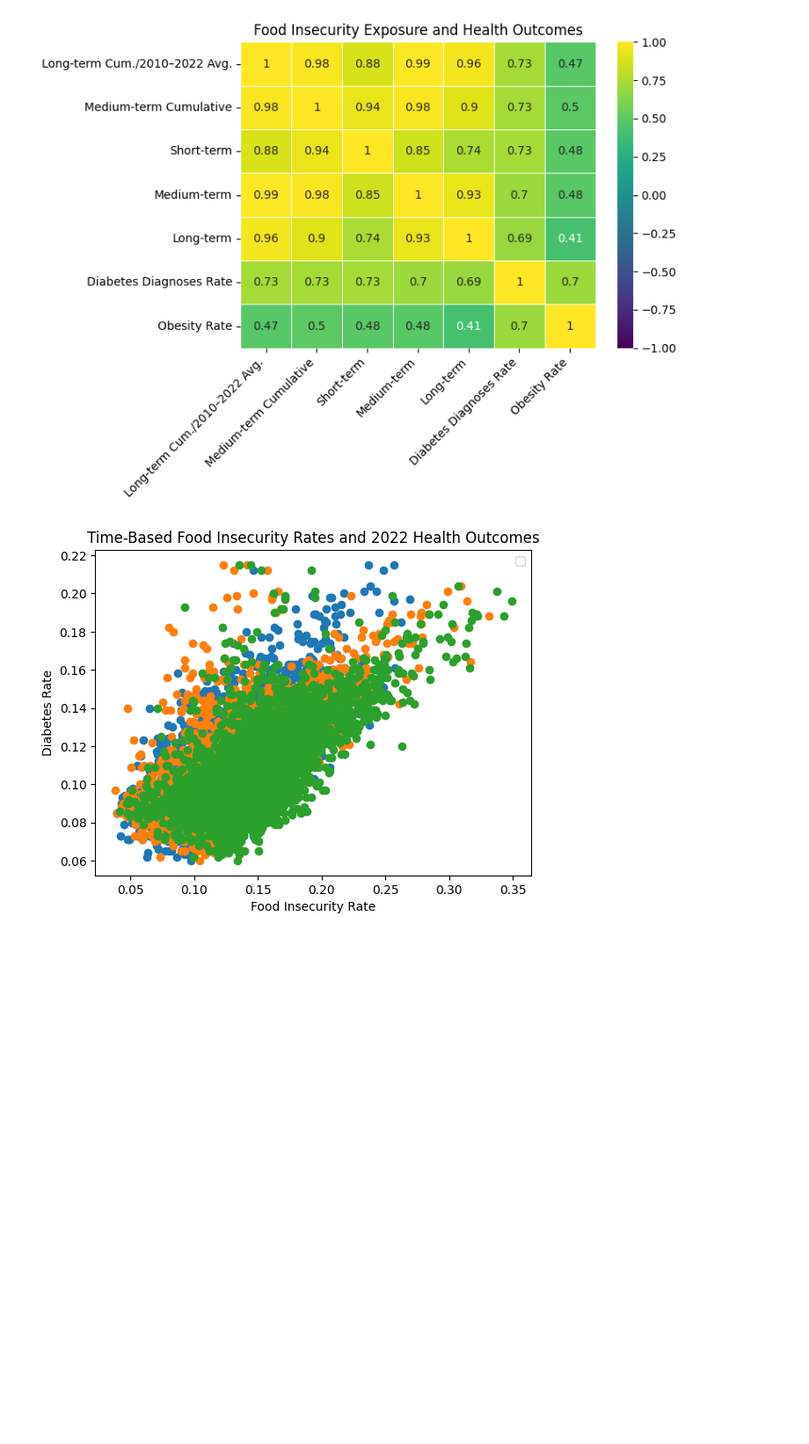
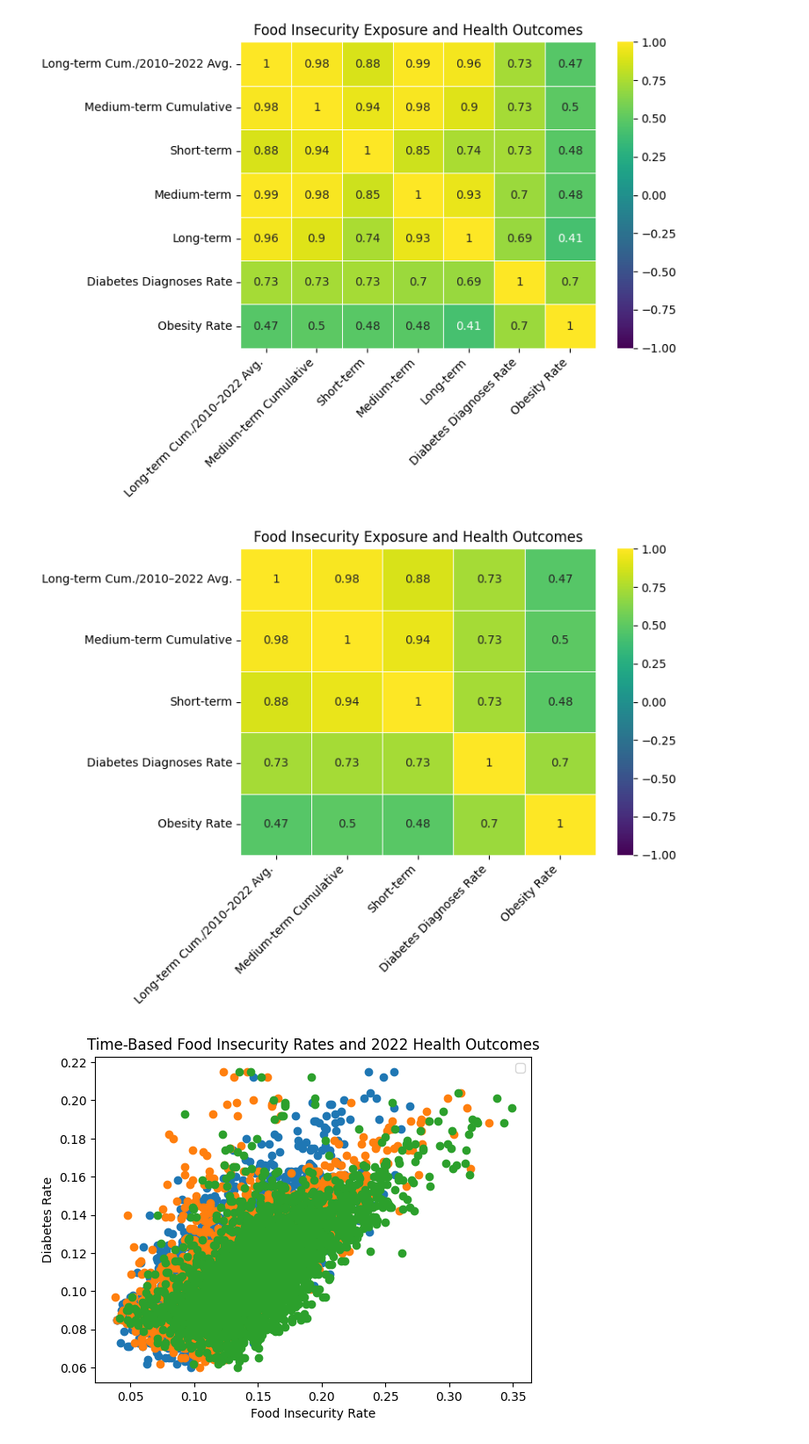
Before and after one commit to rorythanhtran/SNAP-Diabetes-prevalance, a Jupyter notebook: data analysis/initial_analyses.ipynb, the cells around one changed output. Shown at 88% size. Saved outputs shown, nothing was run; the diff lists cells and outputs as text; code cells hidden in the pictures; blank space fills up the shorter version.

```diff
--- a/data analysis/initial_analyses.ipynb
+++ b/data analysis/initial_analyses.ipynb
@@ -370,6 +370,29 @@ plt.tight_layout()
 plt.show()
 # %% [output]
 [figure]
+# %%
+corr_cumulative = final_df[["fi_mean_10_22", "fi_medium_cumulative", "fi_short", "diabetes_rate", "obesity_rate"]].corr()
+
+
+plt.figure(figsize=(8, 6))
+ax = sns.heatmap(
+    corr_cumulative,
+    annot=True,
+    cmap="viridis",
+    linewidths=.5,
+    vmin=-1, vmax=1
+)
+
+labels = ["Long-term Cum./2010–2022 Avg.", "Medium-term Cumulative", "Short-term", "Diabetes Diagnoses Rate", "Obesity Rate"]
+
+ax.set_xticklabels(labels, rotation=45, ha="right")
+ax.set_yticklabels(labels, rotation=0)
+
+plt.title("Food Insecurity Exposure and Health Outcomes")
+plt.tight_layout()
+plt.show()
+# %% [output]
+[figure, added]
 # %%
 plt.scatter(final_df['fi_short'], final_df['diabetes_rate'])
 plt.scatter(final_df['fi_medium'], final_df['diabetes_rate'])
```
Also changed, not shown: parts of 5 cells of this notebook.
